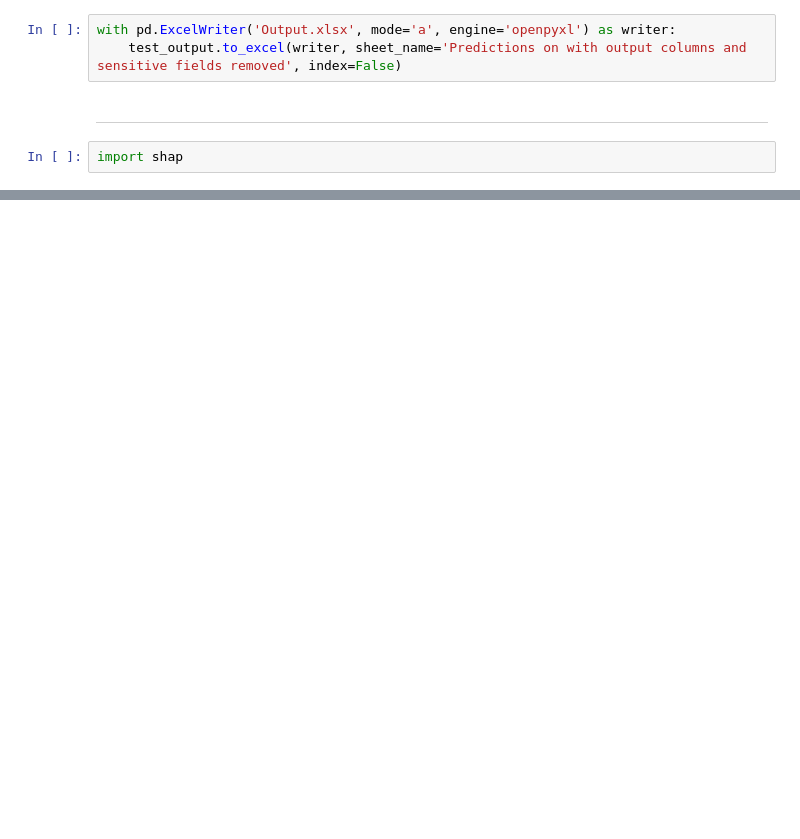
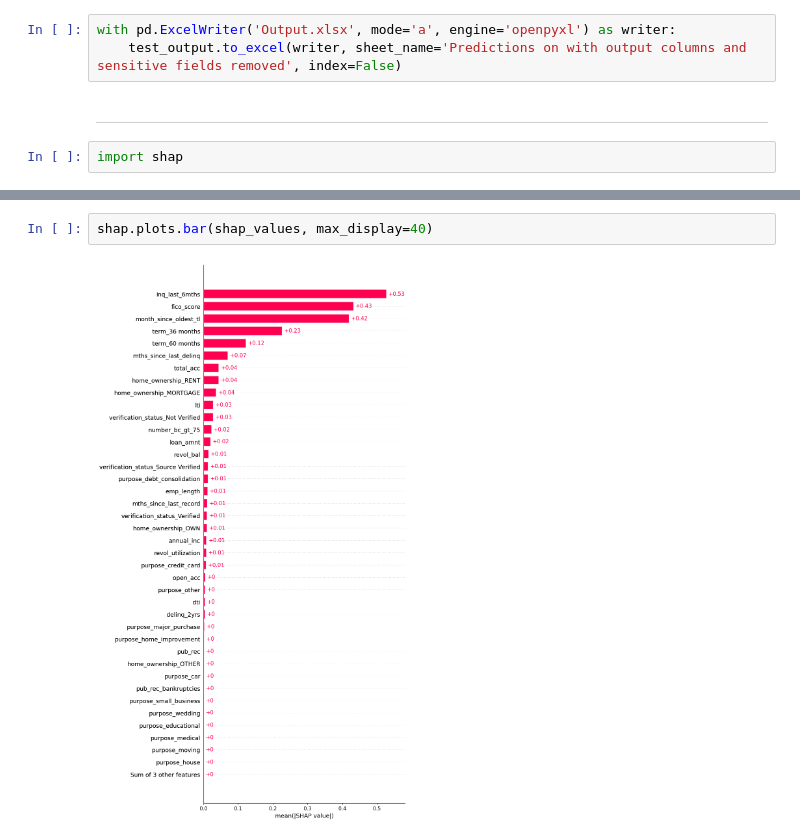
Before and after one commit to unnati026/JPMC-Case-Study, a Jupyter notebook: final (2).ipynb, the cells around one changed output, grey strips where cells are left out. Drawn from its saved outputs; the diff is of its cells as text; blank space fills up the shorter version.

```diff
--- a/final (2).ipynb
+++ b/final (2).ipynb
@@ -1391,0 +1515,4 @@ shap.plots.waterfall(hap_values[0], max_display=30)
+# %%
+shap.plots.bar(shap_values, max_display=40)
+# %% [output]
+[figure, added]
```
Also changed, not shown: parts of 39 cells of this notebook, 2 other files.
